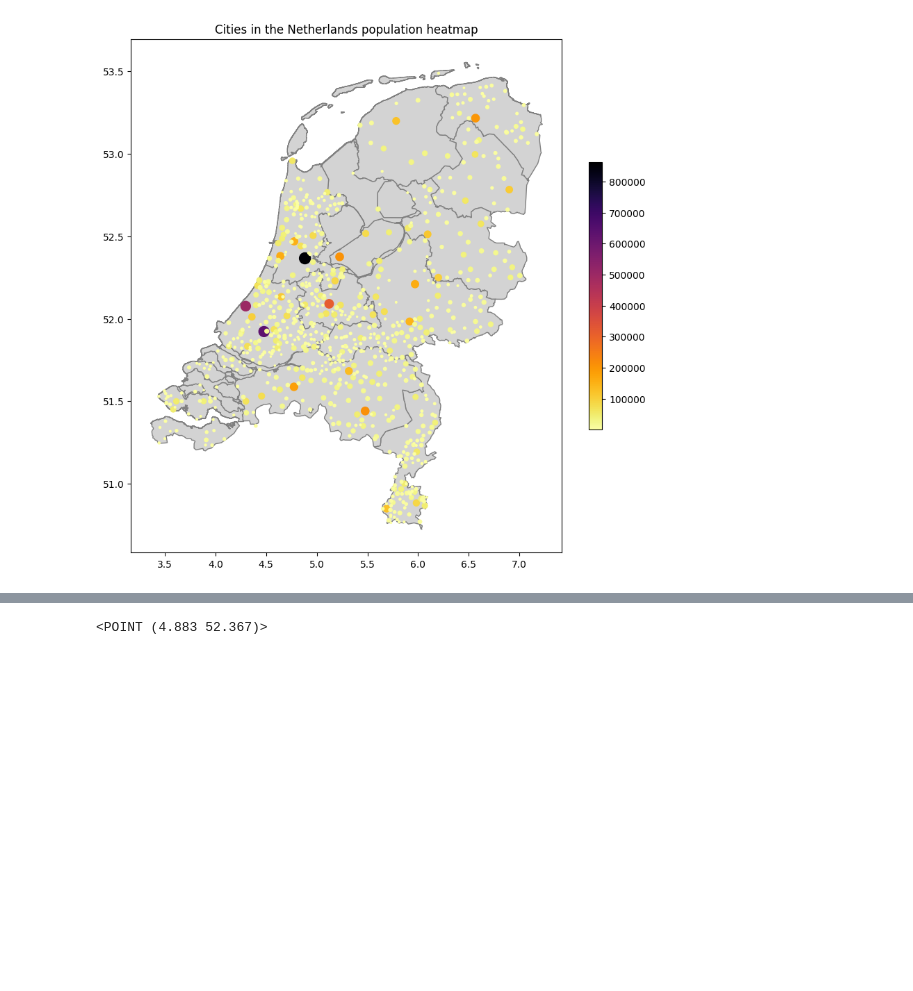
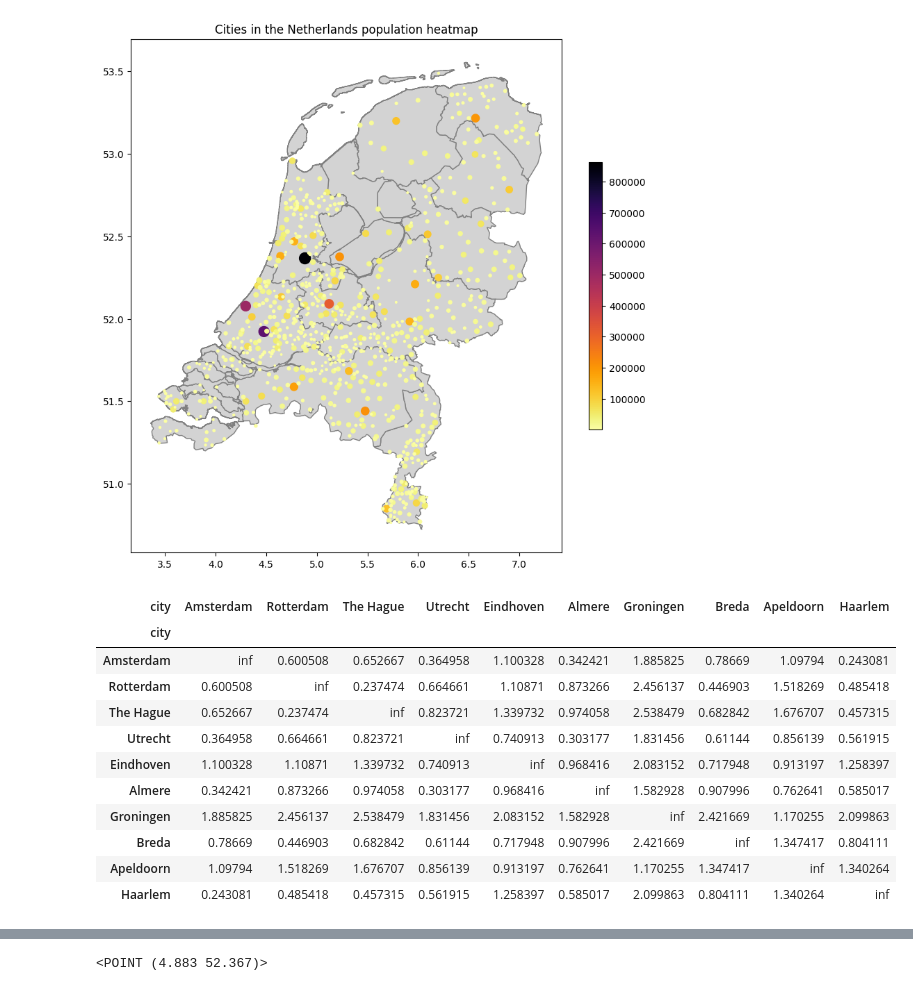
Before and after one commit to nichiho/Hardness-of-ATSP, a Jupyter notebook: Dutchcities/eda.ipynb, the cells around one changed output, grey strips where cells are left out. Saved outputs shown, nothing was run; the diff lists cells and outputs as text; code cells hidden in the pictures; blank space fills up the shorter version.

```diff
--- a/Dutchcities/eda.ipynb
+++ b/Dutchcities/eda.ipynb
@@ -163,3 +155,44 @@ ax.set_title('Cities in the Netherlands population heatmap')
 # %% [output]
 Text(0.5, 1.0, 'Cities in the Netherlands population heatmap')
 [figure]
+# %%
+# Create instances of 10, 20, 30, ..., 100 biggest Dutch cities by population
+
+dict = {}
+
+for i in range(10, 110, 10):
+    dict[i] = geo_nl_cities.sort_values(['population_proper'], ascending = False).head(i)
+    dict[i].set_index("city", drop = True, inplace = True)
+# %%
+# Create distance matrix
+
+dict_2 = {}
+
+for i in range(10, 110, 10):
+    # Create diagonal matrix
+    dict_2[i] = pd.DataFrame(np.diag(dict[i]["geometry"]), columns=dict[i].index, index=dict[i].index)
+
+    # Add distance between each city
+    for city1 in dict_2[i].index:
+        for city2 in dict_2[i].index:
+            if city1 != city2:
+                dict_2[i][city1][city2] = dict[i]["geometry"][city1].distance(dict[i]["geometry"][city2])
+
+    # Set the diagonal (same city) to inf
+    for city1, city2 in zip(dict_2[i].index, dict_2[i].index):
+        dict_2[i][city1][city2] = np.inf
+# %%
+dict_2[10]
+# %% [output]
+| city | Amsterdam | Rotterdam | The Hague | Utrecht | Eindhoven | Almere | Groningen | Breda | Apeldoorn | Haarlem |
+| city |  |  |  |  |  |  |  |  |  |  |
+| Amsterdam | inf | 0.600508 | 0.652667 | 0.364958 | 1.100328 | 0.342421 | 1.885825 | 0.78669 | 1.09794 | 0.243081 |
+| Rotterdam | 0.600508 | inf | 0.237474 | 0.664661 | 1.10871 | 0.873266 | 2.456137 | 0.446903 | 1.518269 | 0.485418 |
+| The Hague | 0.652667 | 0.237474 | inf | 0.823721 | 1.339732 | 0.974058 | 2.538479 | 0.682842 | 1.676707 | 0.457315 |
+| Utrecht | 0.364958 | 0.664661 | 0.823721 | inf | 0.740913 | 0.303177 | 1.831456 | 0.61144 | 0.856139 | 0.561915 |
+| Eindhoven | 1.100328 | 1.10871 | 1.339732 | 0.740913 | inf | 0.968416 | 2.083152 | 0.717948 | 0.913197 | 1.258397 |
+| Almere | 0.342421 | 0.873266 | 0.974058 | 0.303177 | 0.968416 | inf | 1.582928 | 0.907996 | 0.762641 | 0.585017 |
+| Groningen | 1.885825 | 2.456137 | 2.538479 | 1.831456 | 2.083152 | 1.582928 | inf | 2.421669 | 1.170255 | 2.099863 |
+| Breda | 0.78669 | 0.446903 | 0.682842 | 0.61144 | 0.717948 | 0.907996 | 2.421669 | inf | 1.347417 | 0.804111 |
+| Apeldoorn | 1.09794 | 1.518269 | 1.676707 | 0.856139 | 0.913197 | 0.762641 | 1.170255 | 1.347417 | inf | 1.340264 |
+| Haarlem | 0.243081 | 0.485418 | 0.457315 | 0.561915 | 1.258397 | 0.585017 | 2.099863 | 0.804111 | 1.340264 | inf |
```
Also changed, not shown: parts of 3 cells of this notebook.
